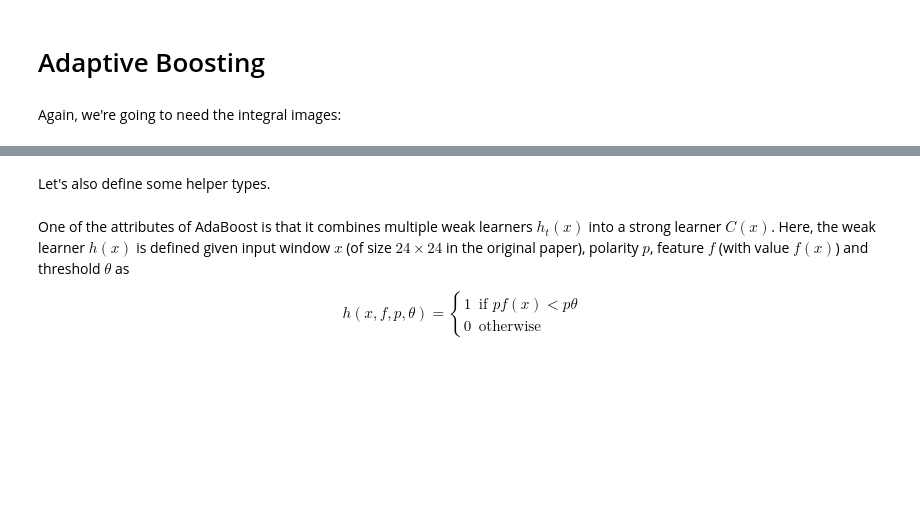
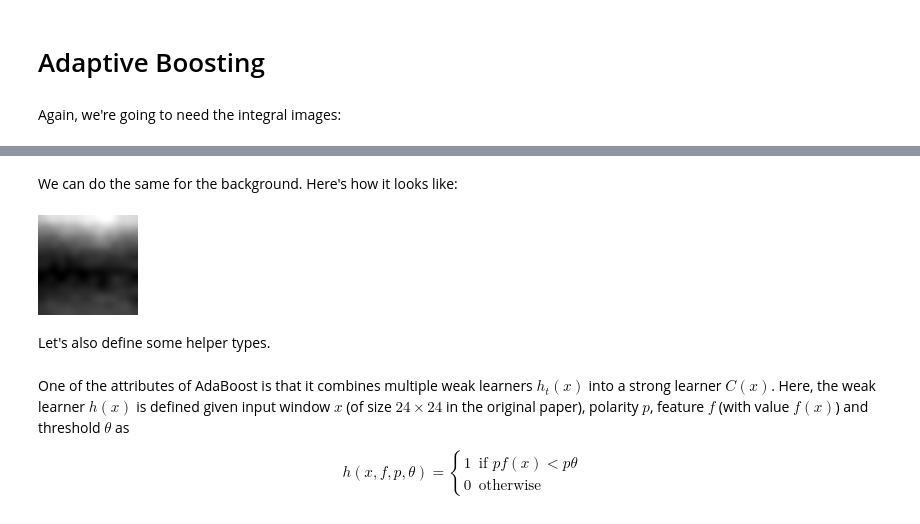
Before and after one commit to sunsided/viola-jones-adaboost, a Jupyter notebook: viola-jones.ipynb, the cells around one changed output, grey strips where cells are left out. Cells and saved outputs as stored; diff of their text form; code cells hidden in the pictures; blank space fills up the shorter version.

```diff
--- a/viola-jones.ipynb
+++ b/viola-jones.ipynb
@@ -1107,3 +1122,11 @@ xs.shape, xis.shape
+# %% [markdown]
+We can do the same for the background. Here's how it looks like:
+# %%
+average_background = np.sum(xs[ys < .5], axis=0) / xs[ys < .5].shape[0]
+average_background = (average_background - average_background.min()) / (average_background.max() - average_background.min())
+to_image(average_background).resize((100, 100), Image.ANTIALIAS)
+# %% [output]
+[figure, added]
 # %% [markdown]
 Let's also define some helper types.
 # %%
```
Also changed, not shown: parts of 18 cells of this notebook.
